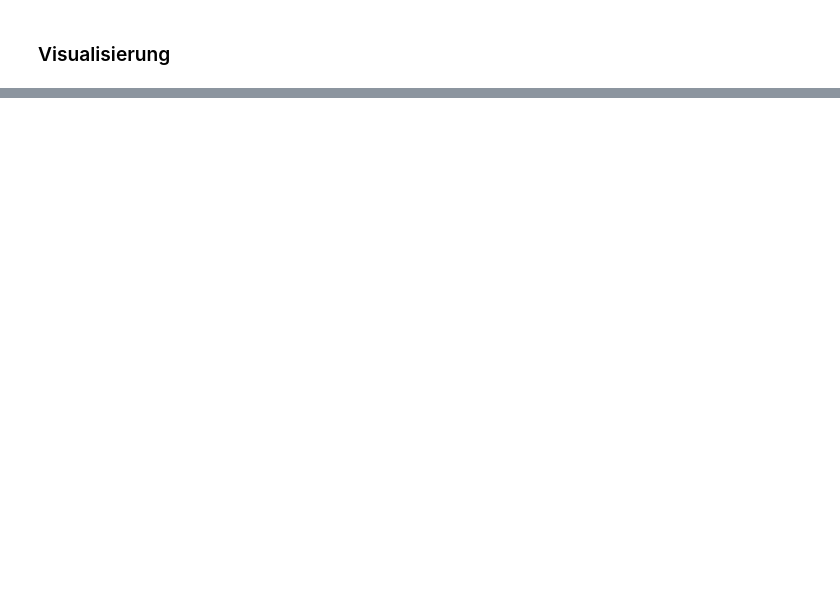
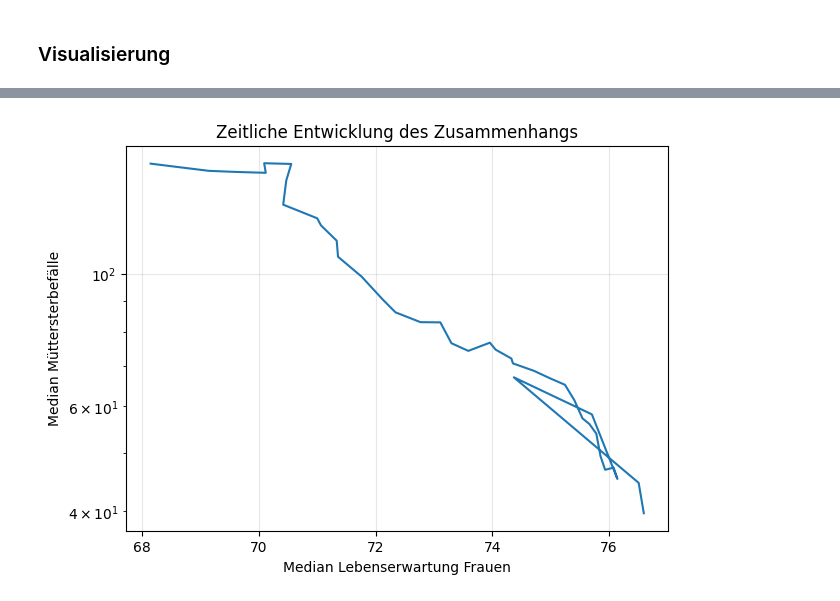
Before and after one commit to jelenaahr/Python-LN2-JR, a Jupyter notebook: Bsp_Leistungsnachweis_Python_Lebenserwartung.ipynb, the cells around one changed output, grey strips where cells are left out. Cells and saved outputs as stored; diff of their text form; code cells hidden in the pictures; blank space fills up the shorter version.

```diff
--- a/Bsp_Leistungsnachweis_Python_Lebenserwartung.ipynb
+++ b/Bsp_Leistungsnachweis_Python_Lebenserwartung.ipynb
@@ -264,0 +371,22 @@ KeyError: 'Nigeria'
+# %%
+df_time = (
+    df
+    .dropna()
+    .groupby('Year')
+    .median(numeric_only=True)
+)
+
+plt.figure(figsize=(7, 5))
+plt.plot(
+    df_time['Life expectancy - Sex: female - Age: 0 - Variant: estimates'],
+    df_time['Estimated maternal deaths']
+)
+
+plt.xlabel('Median Lebenserwartung Frauen')
+plt.ylabel('Median Müttersterbefälle')
+plt.title('Zeitliche Entwicklung des Zusammenhangs')
+plt.yscale('log')
+plt.grid(True, alpha=0.3)
+plt.show()
+# %% [output]
+[figure, added]
```
Also changed, not shown: parts of 32 cells of this notebook, 2 other files.
